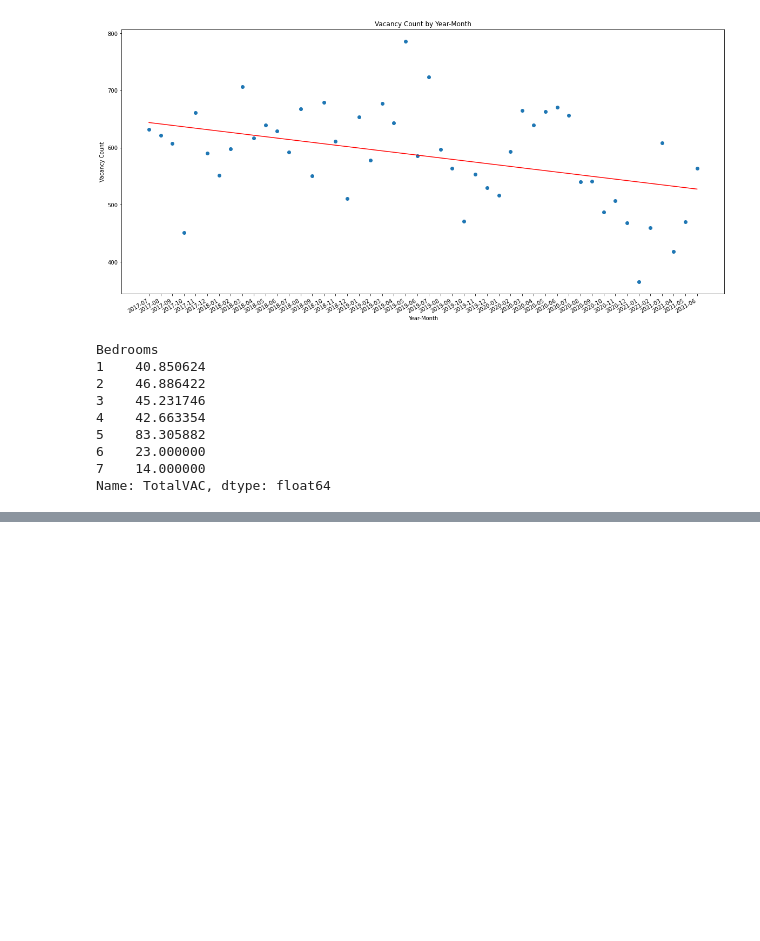
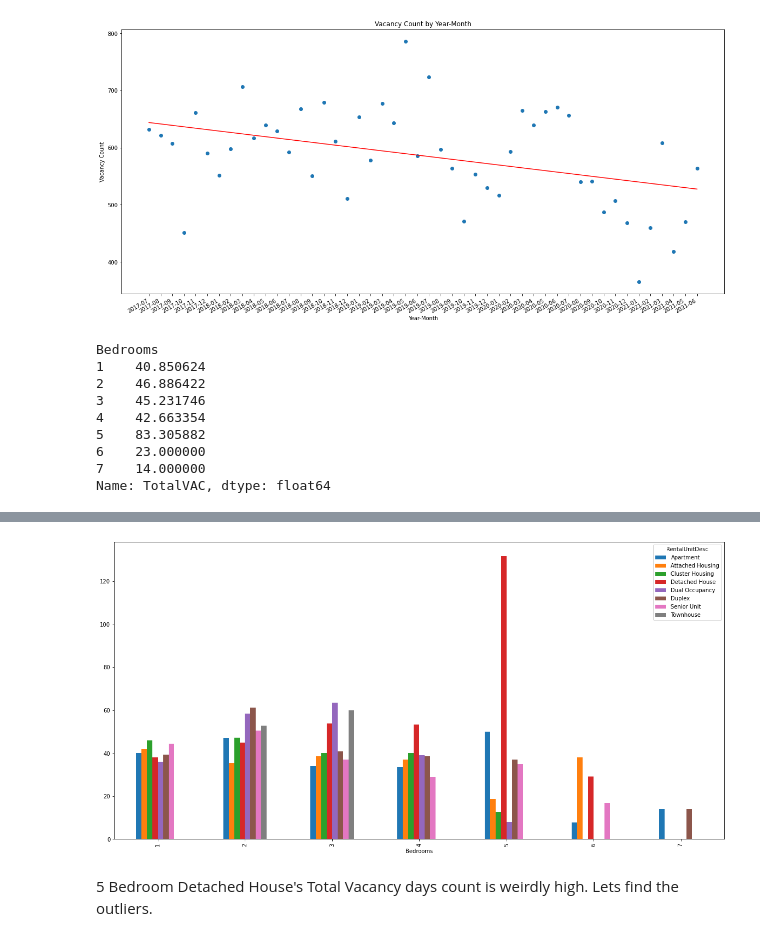
Before and after one commit to Anguyensfg/project-1, a Jupyter notebook: Untitled-1.ipynb, the cells around one changed output, grey strips where cells are left out. Drawn from its saved outputs; the diff is of its cells as text; code cells hidden in the pictures; blank space fills up the shorter version.

```diff
--- a/Untitled-1.ipynb
+++ b/Untitled-1.ipynb
@@ -316,0 +235,7 @@ Name: TotalVAC, dtype: float64
+# %%
+#Group by rental unit type
+type_groupby = df.groupby(by=['Bedrooms','RentalUnitDesc'],as_index=False)['TotalVAC'].mean()
+#Create a pivot table of bedroom and rental unit type
+bed_type = type_groupby.pivot(index='Bedrooms', columns='RentalUnitDesc', values='TotalVAC').reset_index()
+bed_type.set_index('Bedrooms', inplace=True)
+bed_type
@@ -316,0 +252,9 @@ Name: TotalVAC, dtype: float64
+# %%
+#Plotting
+bed_type.plot.bar(figsize=(20,10))
+
+plt.show()
+# %% [output]
+[figure, added]
+# %% [markdown]
+5 Bedroom Detached House's Total Vacancy days count is weirdly high. Lets find the outliers.
```
Also changed, not shown: parts of 15 cells of this notebook, 5 other files.
